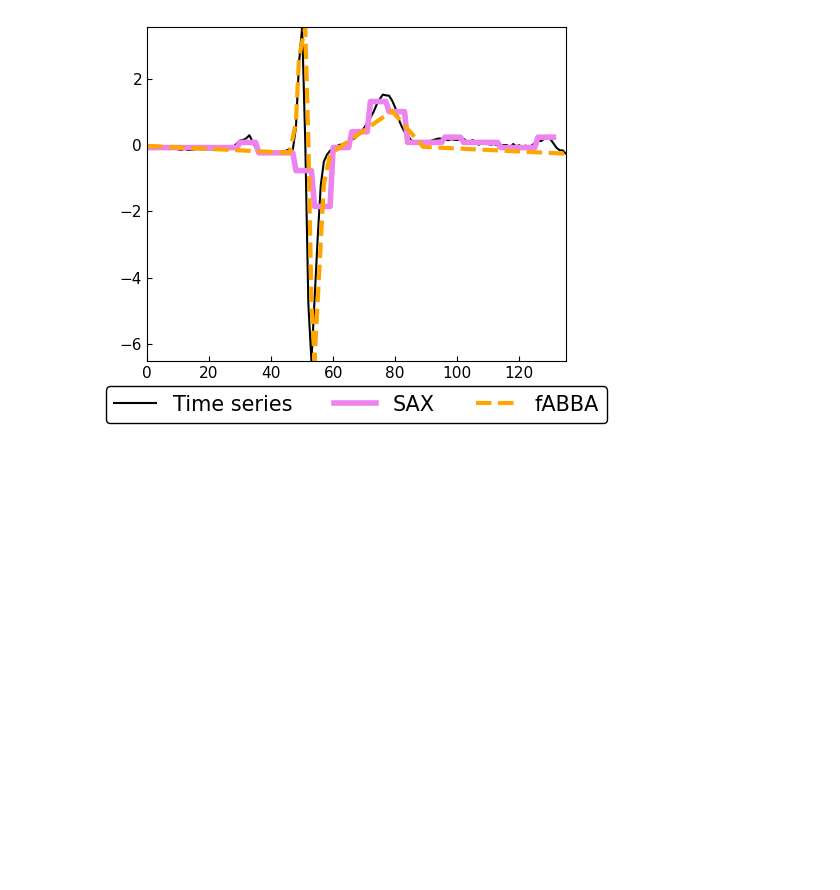
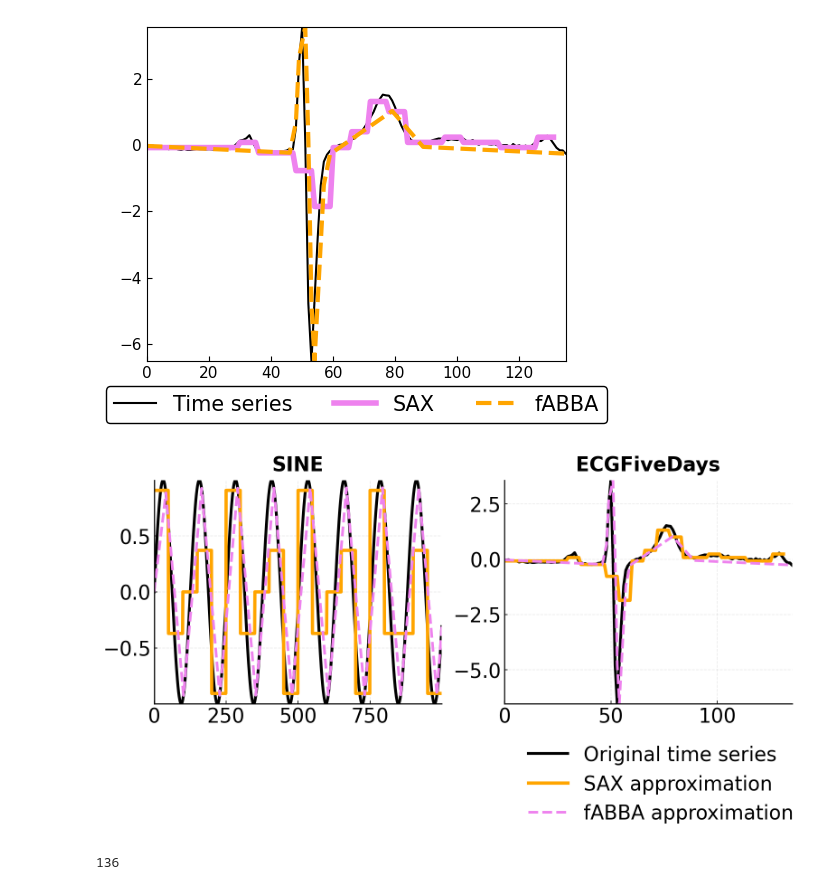
Before and after one commit to LampPap/llm-abba, a Jupyter notebook: experiments/why fABBA is informative_font_inc.ipynb, the cells around one changed output. Cells and saved outputs as stored; diff of their text form; code cells hidden in the pictures; blank space fills up the shorter version.

```diff
--- a/experiments/why fABBA is informative_font_inc.ipynb
+++ b/experiments/why fABBA is informative_font_inc.ipynb
@@ -249,11 +249,11 @@ ts = loadUCR(filename='ECGFiveDays', num=1, type='TEST')
 # %%
 
 
-ts = loadUCR(filename='ECGFiveDays', num=1, type='TEST')
+ts2 = loadUCR(filename='ECGFiveDays', num=1, type='TEST')
 
 fabba = fABBA(tol=0.1, alpha=0.1, sorting='2-norm', scl=1, verbose=0)
 
-symbols_fabba = fabba.fit_transform(ts)
+symbols_fabba = fabba.fit_transform(ts2)
 print('fABBA:', symbols_fabba, len(symbols_fabba))
 ts_fabba = fabba.inverse_transform(symbols_fabba, ts[0])
 
@@ -272,17 +272,16 @@ print("distinct symbols for SAX:", len(set(symbols_sax)))
 distinct symbols for fABBA: 12
 distinct symbols for SAX: 7
 # %%
-
 fabba = fABBA(tol=0.1, alpha=0.2, sorting='2-norm', scl=1, verbose=0)
 
 symbols_fabba = fabba.fit_transform(ts)
 print('fABBA:', symbols_fabba, len(symbols_fabba))
-ts_fabba = fabba.inverse_transform(symbols_fabba, ts[0])
+ts_fabba2 = fabba.inverse_transform(symbols_fabba, ts[0])
 
 sax = SAX(n_paa_segments=12+8, k=len(symbols_fabba)+4)
 symbols_sax = sax.fit_transform(ts)
 print('SAX:', symbols_sax, len(symbols_sax))
-ts_SAX = sax.inverse_transform(symbols_sax)
+ts_SAX2 = sax.inverse_transform(symbols_sax)
 # %% [output]
 fABBA: EAbACDBdAcaE 12
 Compress 136 time series points into 22 pieces and 16 symbols.
@@ -309,3 +308,73 @@ plt.savefig('ECGFiveDays.pdf', bbox_inches='tight')
 # need_to_plot = False
 # %% [output]
 [figure]
+# %%
+import matplotlib.pyplot as plt
+import matplotlib as mpl
+
+# --- Global style setup ---
+mpl.rcParams['axes.spines.top'] = False
+mpl.rcParams['axes.spines.right'] = False
+mpl.rcParams['axes.linewidth'] = 1.2
+mpl.rcParams['font.family'] = 'DejaVu Sans'
+mpl.rcParams['legend.frameon'] = False
+
+# --- Create figure with 2 subplots ---
+fig, axs = plt.subplots(1, 2, figsize=(10.5, 4.5), dpi=150)
+# fig.suptitle('Symbolic Approximations of Time Series', fontsize=16, fontweight='bold', y=1.05)
+
+# --- Common styling ---
+colors = {
+    'original': 'black',
+    'SAX': 'orange',    # violet
+    'fABBA': 'violet'   # orange
+}
+
+line_widths = {'original': 3, 'SAX': 3.5, 'fABBA': 2.8}
+label_size = 21
+
+# === Left subplot: SINE ===
+axs[0].plot(ts1, color=colors['original'], linewidth=line_widths['original'])
+axs[0].plot(ts_SAX1, color=colors['SAX'], linewidth=line_widths['SAX'], linestyle='-')
+axs[0].plot(ts_fabba1, color=colors['fABBA'], linewidth=line_widths['fABBA'], linestyle='--')
+
+axs[0].set_title('SINE', fontsize=label_size, fontweight='bold', pad=10)
+axs[0].tick_params(axis='both', labelsize=label_size)
+axs[0].grid(alpha=0.25, linestyle='--')
+
+# === Right subplot: ECGFiveDays ===
+axs[1].plot(ts2, color=colors['original'], linewidth=line_widths['original'])
+axs[1].plot(ts_SAX2, color=colors['SAX'], linewidth=line_widths['SAX'], linestyle='-')
+axs[1].plot(ts_fabba2, color=colors['fABBA'], linewidth=line_widths['fABBA'], linestyle='--')
+
+axs[1].set_title('ECGFiveDays', fontsize=label_size, fontweight='bold', pad=10)
+axs[1].tick_params(axis='both', labelsize=label_size)
+axs[1].grid(alpha=0.25, linestyle='--')
+
+# --- Shared legend ---
+labels = ['Original time series', 'SAX approximation', 'fABBA approximation']
+handles = [
+    plt.Line2D([], [], color=colors['original'], linewidth=line_widths['original']),
+    plt.Line2D([], [], color=colors['SAX'], linewidth=line_widths['SAX']),
+    plt.Line2D([], [], color=colors['fABBA'], linewidth=line_widths['fABBA'], linestyle='--')
+]
+
+fig.legend(
+    handles, labels,
+    loc='lower center',
+    ncol=1,
+    fontsize=label_size,
+    frameon=False,
+    bbox_to_anchor=(0.8, -0.3)
+)
+
+plt.tight_layout()
+plt.subplots_adjust(bottom=0.15)
+plt.savefig('Merged_SINE_ECGFiveDays.pdf', bbox_inches='tight')
+plt.show()
+# %% [output]
+[figure, added]
+# %%
+len(ts2)
+# %% [output]
+136
```
Also changed, not shown: parts of 4 cells of this notebook, 56 other files.
